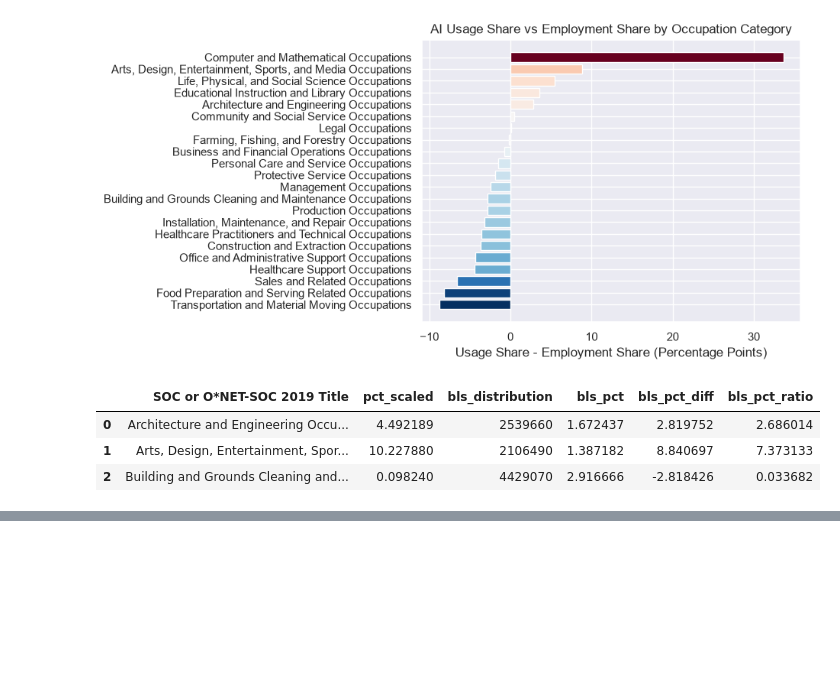
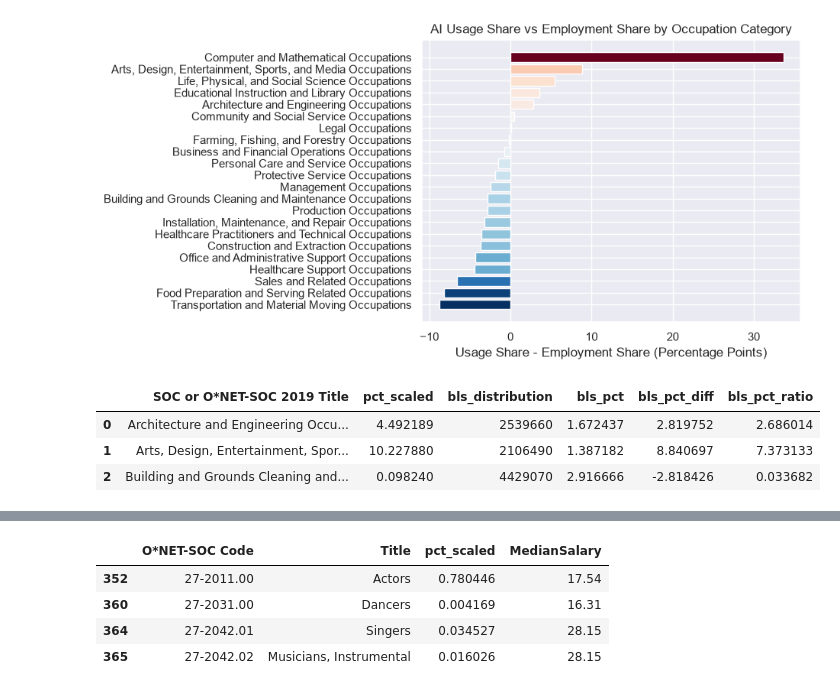
Before and after one commit to zaki-rogers/ai-labour-market-exposure, a Jupyter notebook: 01_eda.ipynb, the cells around one changed output, grey strips where cells are left out. Cells and saved outputs as stored; diff of their text form; code cells hidden in the pictures; blank space fills up the shorter version.

```diff
--- a/01_eda.ipynb
+++ b/01_eda.ipynb
@@ -553,0 +578,8 @@ plt.show()
+# %%
+occupation_comparison[occupation_comparison["MedianSalary"] < 10000]
+# %% [output]
+|  | O*NET-SOC Code | Title | pct_scaled | MedianSalary |
+| 352 | 27-2011.00 | Actors | 0.780446 | 17.54 |
+| 360 | 27-2031.00 | Dancers | 0.004169 | 16.31 |
+| 364 | 27-2042.01 | Singers | 0.034527 | 28.15 |
+| 365 | 27-2042.02 | Musicians, Instrumental | 0.016026 | 28.15 |
```
Also changed, not shown: parts of 9 cells of this notebook.
